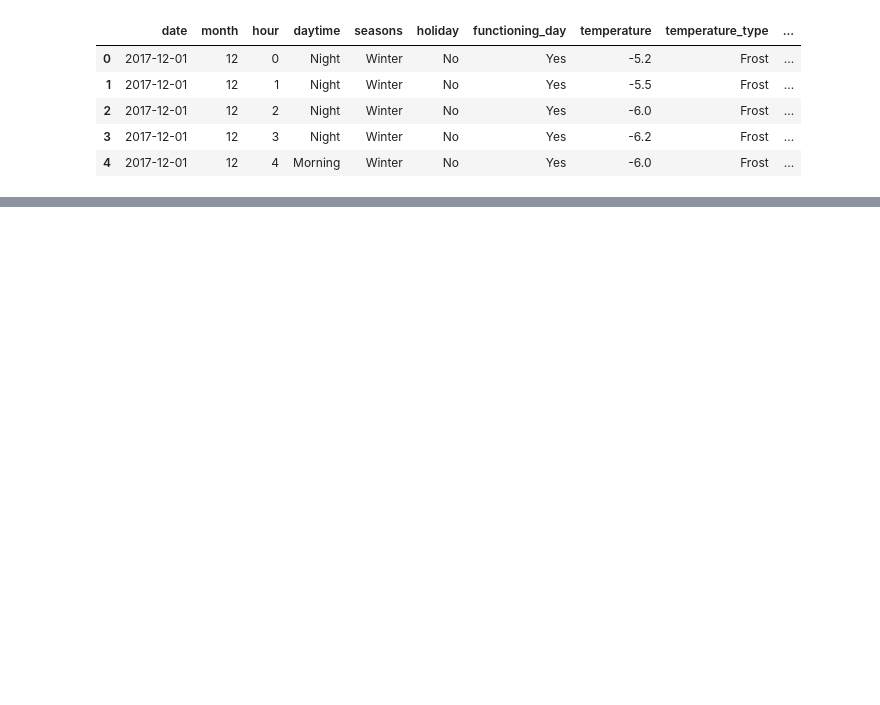
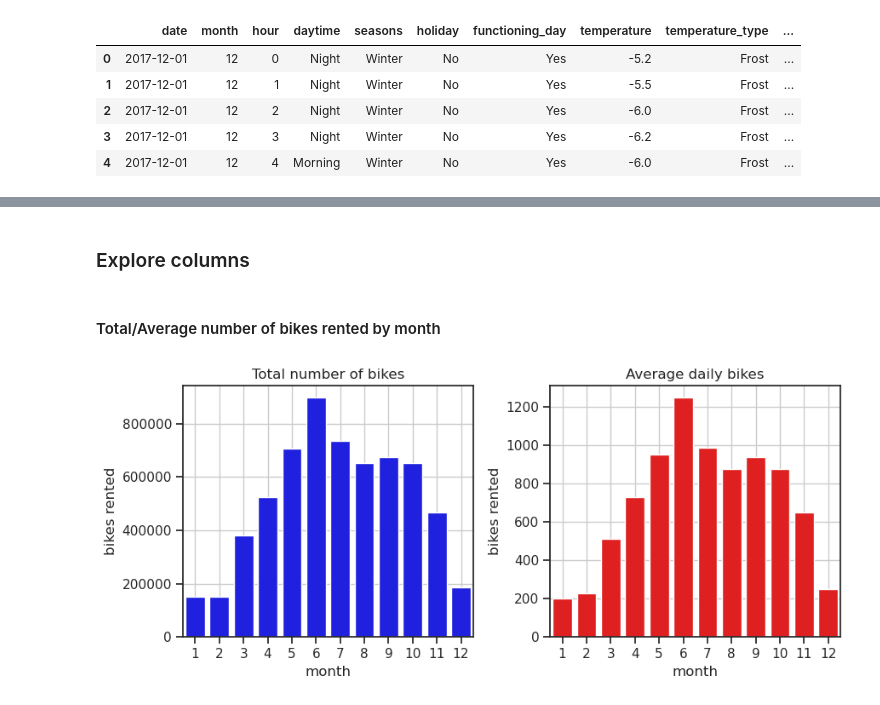
Before and after one commit to lukwies/Bikerentals-in-Seoul, a Jupyter notebook: notebooks/exploration.ipynb, the cells around one changed output, grey strips where cells are left out. Cells and saved outputs as stored; diff of their text form; code cells hidden in the pictures; blank space fills up the shorter version.

```diff
--- a/notebooks/exploration.ipynb
+++ b/notebooks/exploration.ipynb
@@ -162,0 +162,24 @@ plt.show()
+# %% [markdown]
+### Explore columns
+# %% [markdown]
+#### Total/Average number of bikes rented by month
+# %%
+fig,ax = plt.subplots(1, 2, figsize=(9,4))
+
+plot_df = df.groupby('month').agg({'rented_bike_count':'sum'}).reset_index()
+sns.barplot(data=plot_df, x='month', y='rented_bike_count', color='blue', ax=ax[0])
+ax[0].grid()
+ax[0].set_title('Total number of bikes')
+ax[0].set_ylabel('bikes rented')
+
+
+plot_df = df.groupby('month').agg({'rented_bike_count':'mean'}).reset_index()
+sns.barplot(data=plot_df, x='month', y='rented_bike_count', color='red', ax=ax[1])
+ax[1].grid()
+ax[1].set_title('Average daily bikes')
+ax[1].set_ylabel('bikes rented')
+
+plt.tight_layout()
+plt.show()
+# %% [output]
+[figure, added]
```
Also changed, not shown: parts of 31 cells of this notebook.
